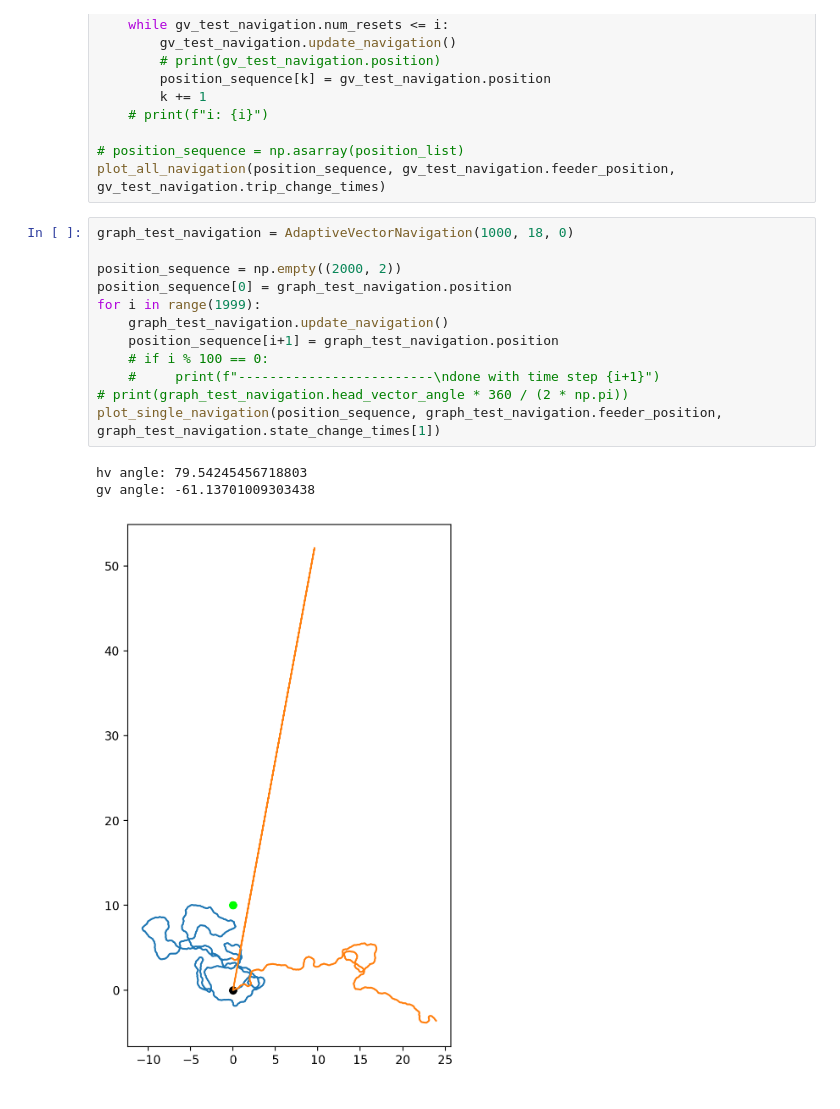
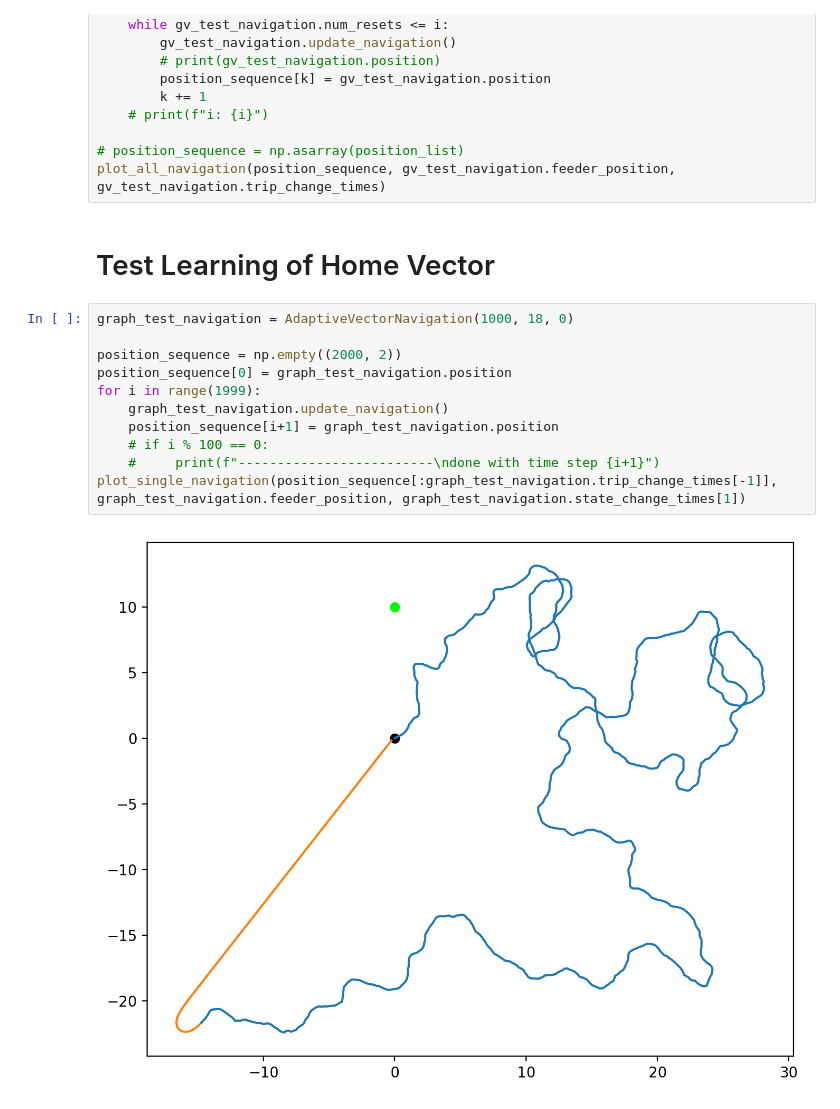
Before and after one commit to evdunbar/artificial-goal-navigation, a Jupyter notebook: numpy_test.ipynb, the cells around one changed output. Saved outputs shown, nothing was run; the diff lists cells and outputs as text.

```diff
--- a/numpy_test.ipynb
+++ b/numpy_test.ipynb
@@ -208,19 +188,18 @@ for i in range(num_trials):
 
 # position_sequence = np.asarray(position_list)
 plot_all_navigation(position_sequence, gv_test_navigation.feeder_position, gv_test_navigation.trip_change_times)
+# %% [markdown]
+# Test Learning of Home Vector
 # %%
 graph_test_navigation = AdaptiveVectorNavigation(1000, 18, 0)
 
 position_sequence = np.empty((2000, 2))
 position_sequence[0] = graph_test_navigation.position
 for i in range(1999):
     graph_test_navigation.update_navigation()
     position_sequence[i+1] = graph_test_navigation.position
     # if i % 100 == 0:
     #     print(f"-------------------------\ndone with time step {i+1}")
-# print(graph_test_navigation.head_vector_angle * 360 / (2 * np.pi))
-plot_single_navigation(position_sequence, graph_test_navigation.feeder_position, graph_test_navigation.state_change_times[1])
+plot_single_navigation(position_sequence[:graph_test_navigation.trip_change_times[-1]], graph_test_navigation.feeder_position, graph_test_navigation.state_change_times[1])
 # %% [output]
-hv angle: 79.54245456718803
-gv angle: -61.13701009303438
-[figure, old version]
+[figure, new version]
```
Also changed, not shown: parts of 7 cells of this notebook.
